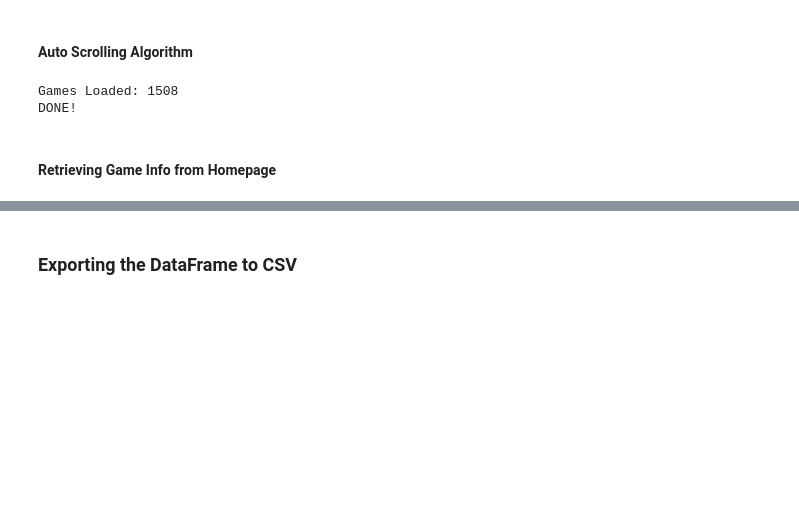
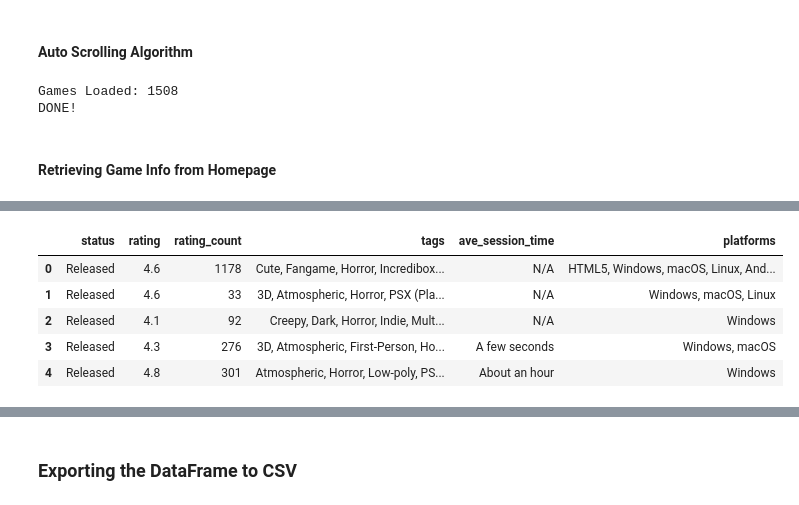
Before and after one commit to angelocguerra/data102-webscraping, a Jupyter notebook: Homework1.ipynb, the cells around one changed output, grey strips where cells are left out. Drawn from its saved outputs; the diff is of its cells as text; code cells hidden in the pictures; blank space fills up the shorter version.

```diff
--- a/Homework1.ipynb
+++ b/Homework1.ipynb
@@ -421,0 +331,9 @@ df
+# %%
+more_info_df.head()
+# %% [output]
+|  | status | rating | rating_count | tags | ave_session_time | platforms |
+| 0 | Released | 4.6 | 1178 | Cute, Fangame, Horror, Incredibox... | N/A | HTML5, Windows, macOS, Linux, And... |
+| 1 | Released | 4.6 | 33 | 3D, Atmospheric, Horror, PSX (Pla... | N/A | Windows, macOS, Linux |
+| 2 | Released | 4.1 | 92 | Creepy, Dark, Horror, Indie, Mult... | N/A | Windows |
+| 3 | Released | 4.3 | 276 | 3D, Atmospheric, First-Person, Ho... | A few seconds | Windows, macOS |
+| 4 | Released | 4.8 | 301 | Atmospheric, Horror, Low-poly, PS... | About an hour | Windows |
```
Also changed, not shown: parts of 26 cells of this notebook, 5 other files.
